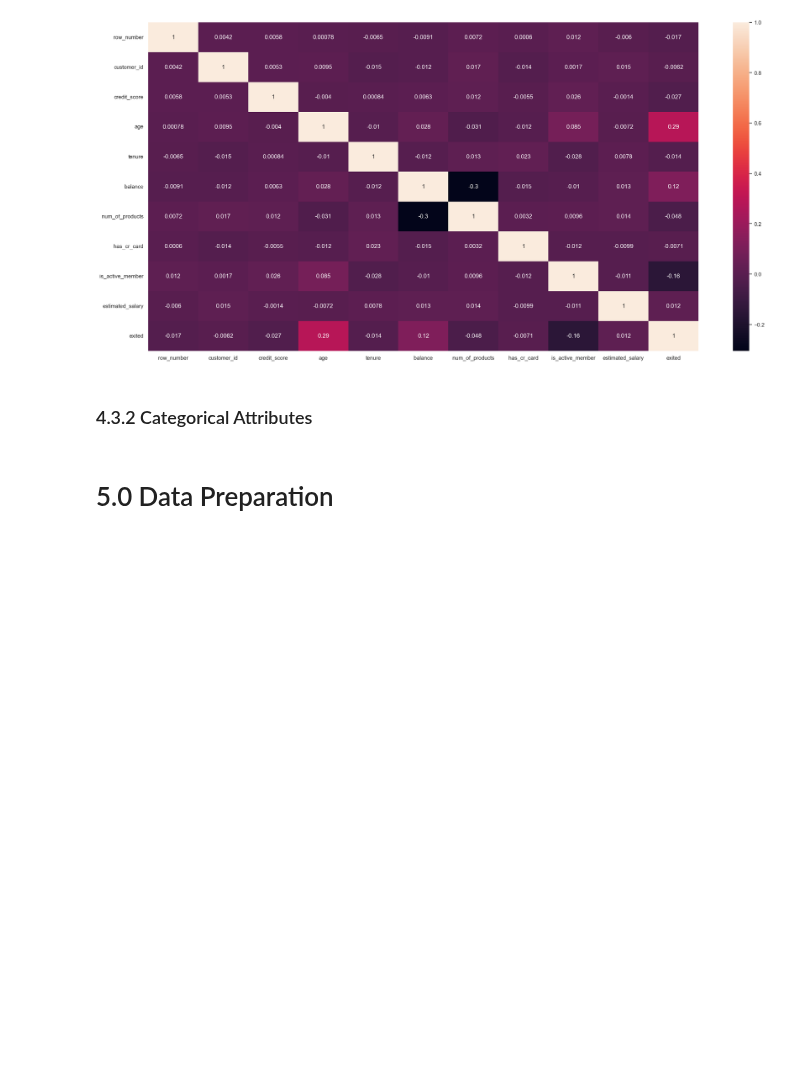
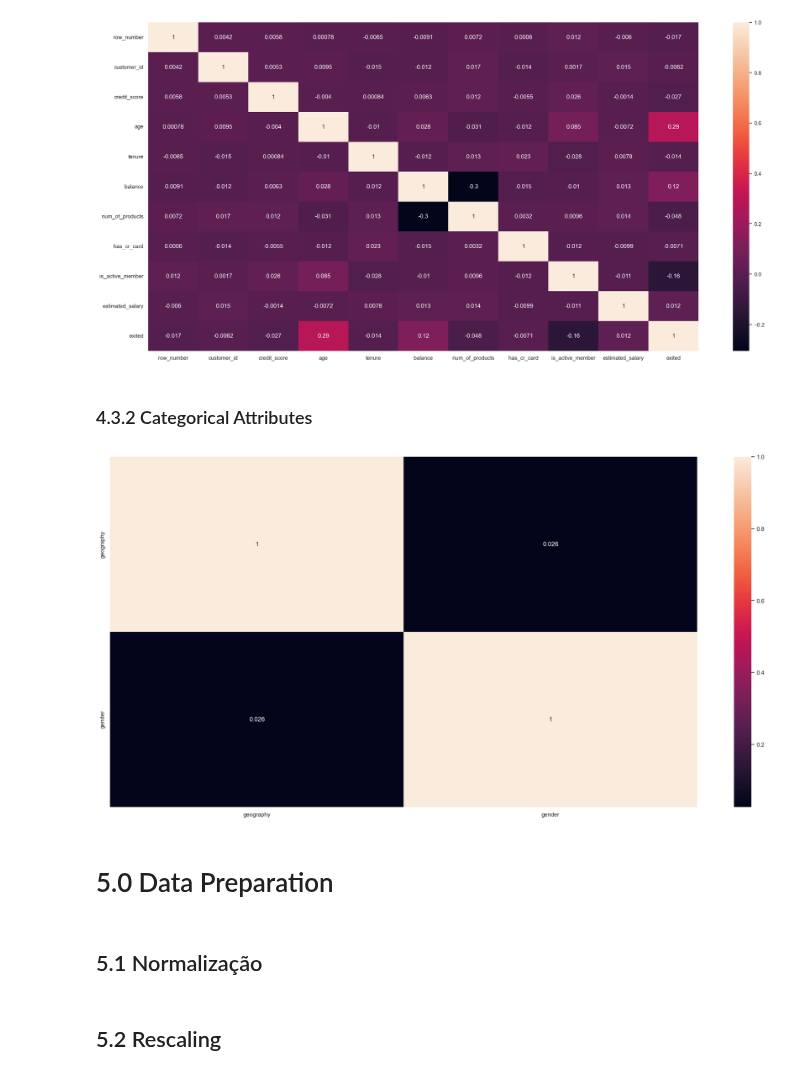
Before and after one commit to luishmq/churn_clients_predict, a Jupyter notebook: notebooks/churn_clients_prediction.ipynb, the cells around one changed output. Cells and saved outputs as stored; diff of their text form; code cells hidden in the pictures; blank space fills up the shorter version.

Commit message:
Ending data preparation and start to think about feature selection

```diff
--- a/notebooks/churn_clients_prediction.ipynb
+++ b/notebooks/churn_clients_prediction.ipynb
@@ -27,6 +29,19 @@ def jupyter_settings():
     pd.set_option( 'display.expand_frame_repr', False )
 
     sns.set()
+
+def cramer_v(x, y):
+    cm = pd.crosstab(x, y).to_numpy()
+    n = cm.sum()
+    r, k = cm.shape
+
+    chi2 = ss.chi2_contingency(cm)[0]
+    chi2corr = max(0, chi2 - (k - 1)*(r - 1) / (n - 1))
+
+    kcorr = k - (k - 1)**2 / (n - 1)
+    rcorr = r - (k - 1)**2 / (n - 1)
+
+    return np.sqrt((chi2corr / n) / (min(kcorr - 1, rcorr - 1)))
 # %%
 jupyter_settings()
 # %% [output]
@@ -378,5 +403,26 @@ sns.heatmap( correlation, annot=True );
 [figure]
 # %% [markdown]
 ### 4.3.2 Categorical Attributes
+# %%
+# Selecionando somente Dados Categóricos
+cat = df4.select_dtypes(include='object')
+
+# Calcula Cramer V
+a1 = cramer_v(cat['geography'], cat['geography'])
+a2 = cramer_v(cat['geography'], cat['gender'])
+
+a3 = cramer_v(cat['gender'], cat['geography'])
+a4 = cramer_v(cat['gender'], cat['gender'])
+
+# Dataset Final
+df = pd.DataFrame({'geography': [a1, a2],
+                   'gender': [a3, a4],
+                  })
+df = df.set_index(df.columns)
+
+# Mapa de Calor para verificar a correlação entre as variáveis categóricas
+sns.heatmap(df, annot=True);
+# %% [output]
+[figure, added]
 # %% [markdown]
 # 5.0 Data Preparation
@@ -382,0 +431,4 @@ sns.heatmap( correlation, annot=True );
+# %% [markdown]
+## 5.1 Normalização
+# %% [markdown]
+## 5.2 Rescaling
```
Also changed, not shown: parts of 15 cells of this notebook.
